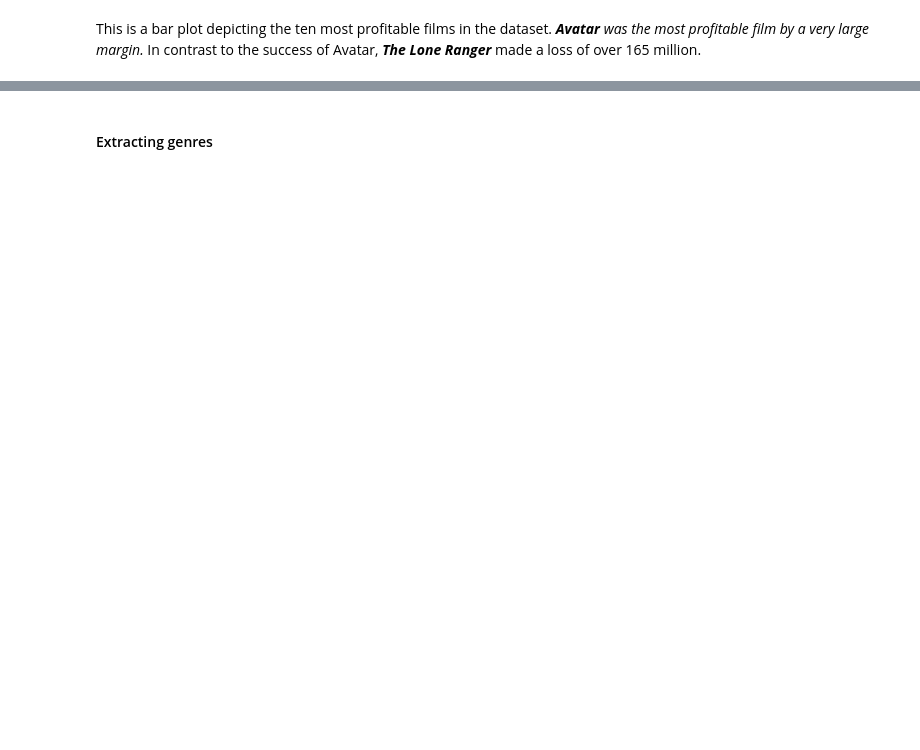
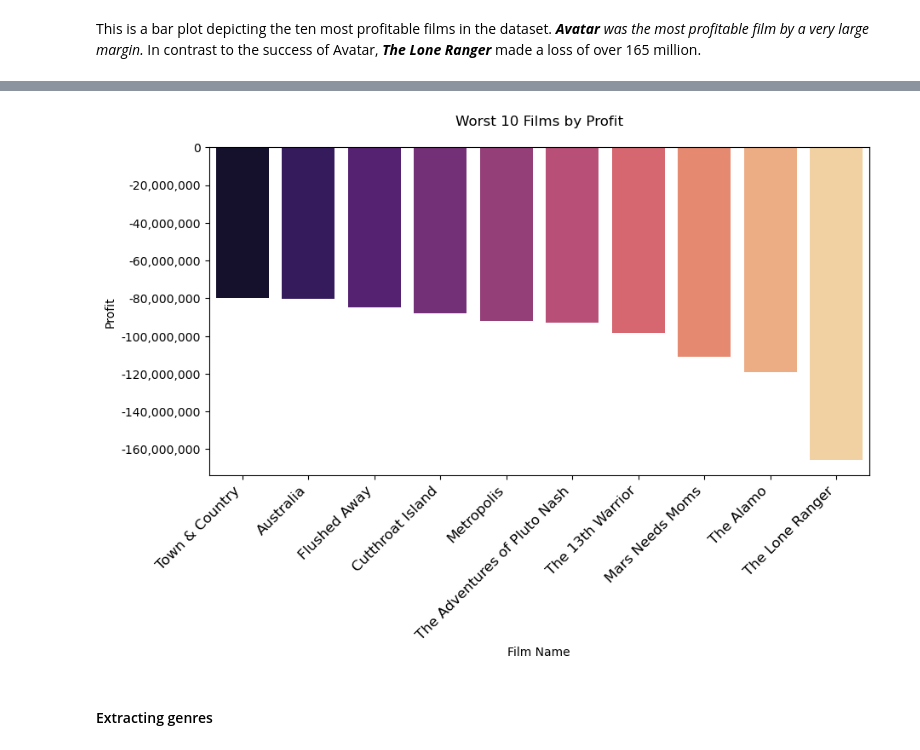
Before and after one commit to kakintelure/DF, a Jupyter notebook: Movies Project.ipynb, the cells around one changed output, grey strips where cells are left out. Drawn from its saved outputs; the diff is of its cells as text; code cells hidden in the pictures; blank space fills up the shorter version.

```diff
--- a/Movies Project.ipynb
+++ b/Movies Project.ipynb
@@ -212,2 +218,5 @@ plt.show()
 # %% [markdown]
 This is a bar plot depicting the ten most profitable films in the dataset. ****Avatar*** was the most profitable film by a very large margin.* In contrast to the success of Avatar, ***The Lone Ranger*** made a loss of over 165 million.
+# %%
+profit_copy=profits.copy()
+profit_copy.tail(10)
@@ -213,0 +235,5 @@ This is a bar plot depicting the ten most profitable films in the dataset. ****A
+# %%
+bottom10=profit_copy[profit_copy['budget'] !=0] # Removing rows where budget=0
+bottom10=profit_copy[profit_copy['revenue']!=0]
+# %%
+bottom10=bottom10.tail(10)
@@ -214,3 +254,27 @@ This is a bar plot depicting the ten most profitable films in the dataset. ****A
+# %%
+plt.figure(figsize = (10,5))
+
+sns.barplot(data=bottom10,
+            x = 'title',
+            y = 'profit',
+            palette = 'magma')
+
+plt.gcf().axes[0].yaxis.get_major_formatter().set_scientific(False)
+plt.gca().yaxis.set_major_formatter(plt.matplotlib.ticker.StrMethodFormatter('{x:,.0f}')) # Change y axis ticks from scientific notation to standard notation
+
+plt.xticks(ticks=range(10),
+            rotation= 45,
+            horizontalalignment = 'right',
+            fontweight = 'light',
+            fontsize = 'large')
+
+plt.xlabel('Film Name')
+plt.ylabel('Profit')
+plt.title('Worst 10 Films by Profit\n')
+
+plt.show()
+# %% [output]
+[figure, added]
 # %% [markdown]
 #### Extracting genres
 # %%
```
Also changed, not shown: parts of 22 cells of this notebook.
